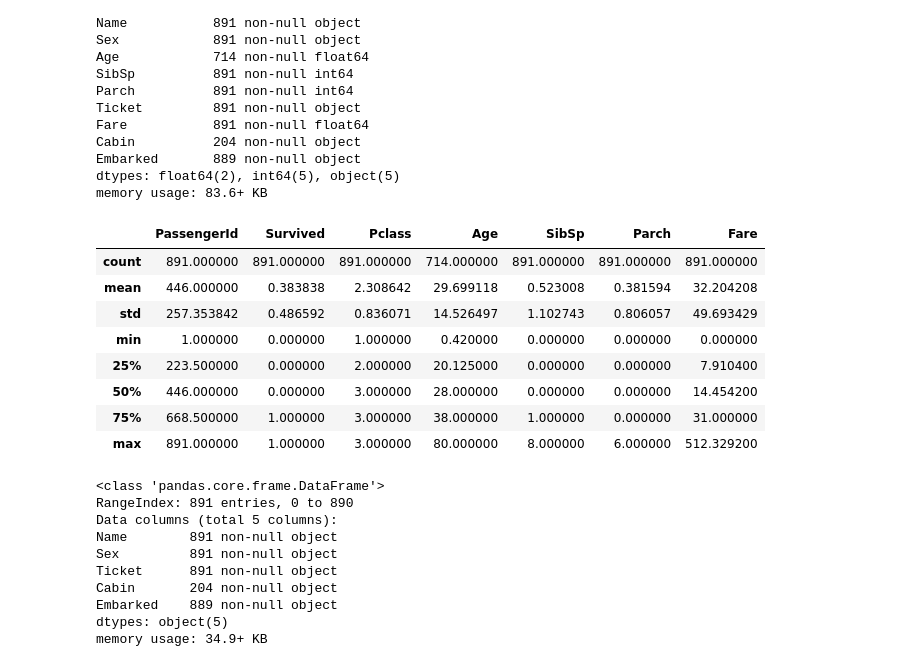
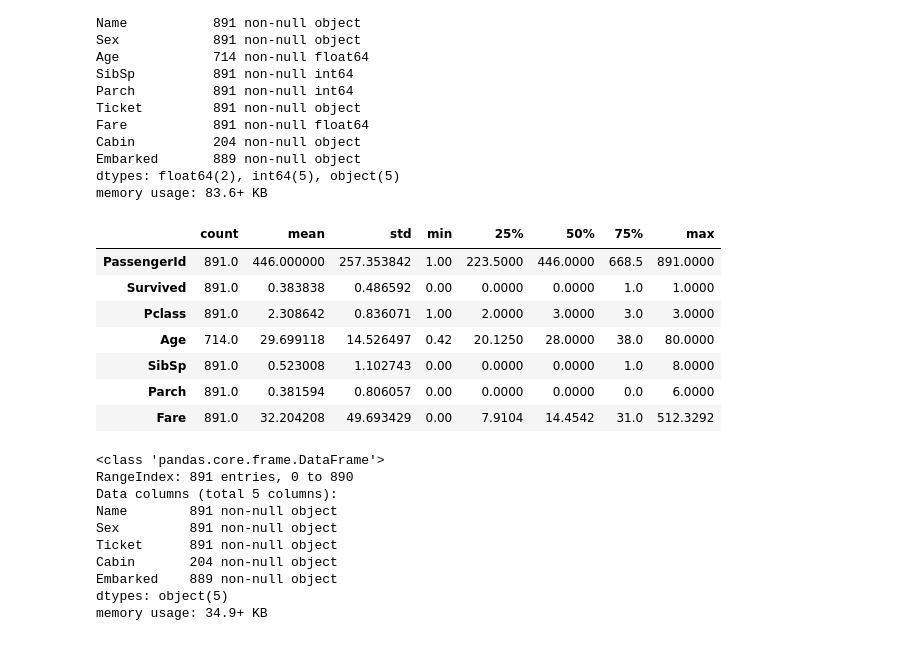
Before and after one commit to soslin/ds-methodologies-exercises, a Jupyter notebook: classification/classification_exercises.ipynb, the cells around one changed output. Saved outputs shown, nothing was run; the diff lists cells and outputs as text; code cells hidden in the pictures.

```diff
--- a/classification/classification_exercises.ipynb
+++ b/classification/classification_exercises.ipynb
@@ -191,17 +191,16 @@ memory usage: 83.6+ KB
 # %%
 titanic_df_int = titanic_df.select_dtypes(include = ['int64', 'float64'])
 # %%
-titanic_df_int.describe()
+titanic_df_int.describe().transpose()
 # %% [output]
-|  | PassengerId | Survived | Pclass | Age | SibSp | Parch | Fare |
-| count | 891.000000 | 891.000000 | 891.000000 | 714.000000 | 891.000000 | 891.000000 | 891.000000 |
-| mean | 446.000000 | 0.383838 | 2.308642 | 29.699118 | 0.523008 | 0.381594 | 32.204208 |
-| std | 257.353842 | 0.486592 | 0.836071 | 14.526497 | 1.102743 | 0.806057 | 49.693429 |
-| min | 1.000000 | 0.000000 | 1.000000 | 0.420000 | 0.000000 | 0.000000 | 0.000000 |
-| 25% | 223.500000 | 0.000000 | 2.000000 | 20.125000 | 0.000000 | 0.000000 | 7.910400 |
-| 50% | 446.000000 | 0.000000 | 3.000000 | 28.000000 | 0.000000 | 0.000000 | 14.454200 |
-| 75% | 668.500000 | 1.000000 | 3.000000 | 38.000000 | 1.000000 | 0.000000 | 31.000000 |
-| max | 891.000000 | 1.000000 | 3.000000 | 80.000000 | 8.000000 | 6.000000 | 512.329200 |
+|  | count | mean | std | min | 25% | 50% | 75% | max |
+| PassengerId | 891.0 | 446.000000 | 257.353842 | 1.00 | 223.5000 | 446.0000 | 668.5 | 891.0000 |
+| Survived | 891.0 | 0.383838 | 0.486592 | 0.00 | 0.0000 | 0.0000 | 1.0 | 1.0000 |
+| Pclass | 891.0 | 2.308642 | 0.836071 | 1.00 | 2.0000 | 3.0000 | 3.0 | 3.0000 |
+| Age | 714.0 | 29.699118 | 14.526497 | 0.42 | 20.1250 | 28.0000 | 38.0 | 80.0000 |
+| SibSp | 891.0 | 0.523008 | 1.102743 | 0.00 | 0.0000 | 0.0000 | 1.0 | 8.0000 |
+| Parch | 891.0 | 0.381594 | 0.806057 | 0.00 | 0.0000 | 0.0000 | 0.0 | 6.0000 |
+| Fare | 891.0 | 32.204208 | 49.693429 | 0.00 | 7.9104 | 14.4542 | 31.0 | 512.3292 |
 # %%
 titanic_df_cat = titanic_df.select_dtypes(include = ['object'])
 # %%
```
Also changed, not shown: parts of 20 cells of this notebook.
